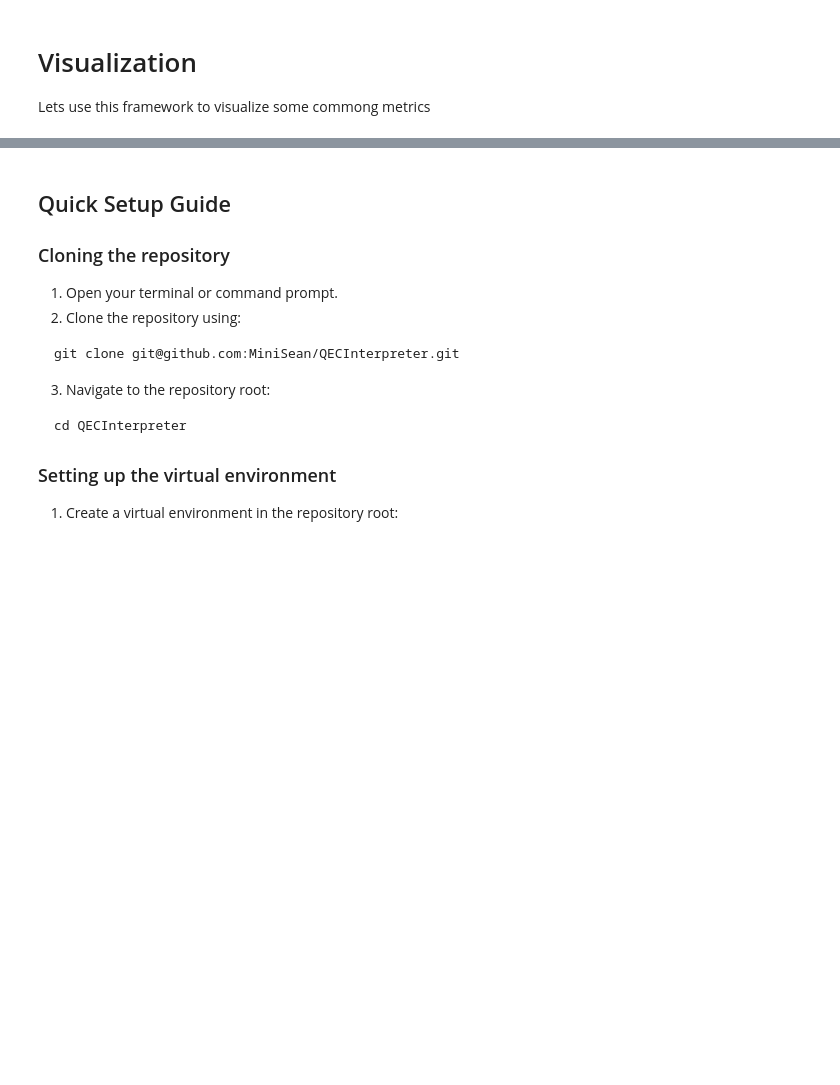
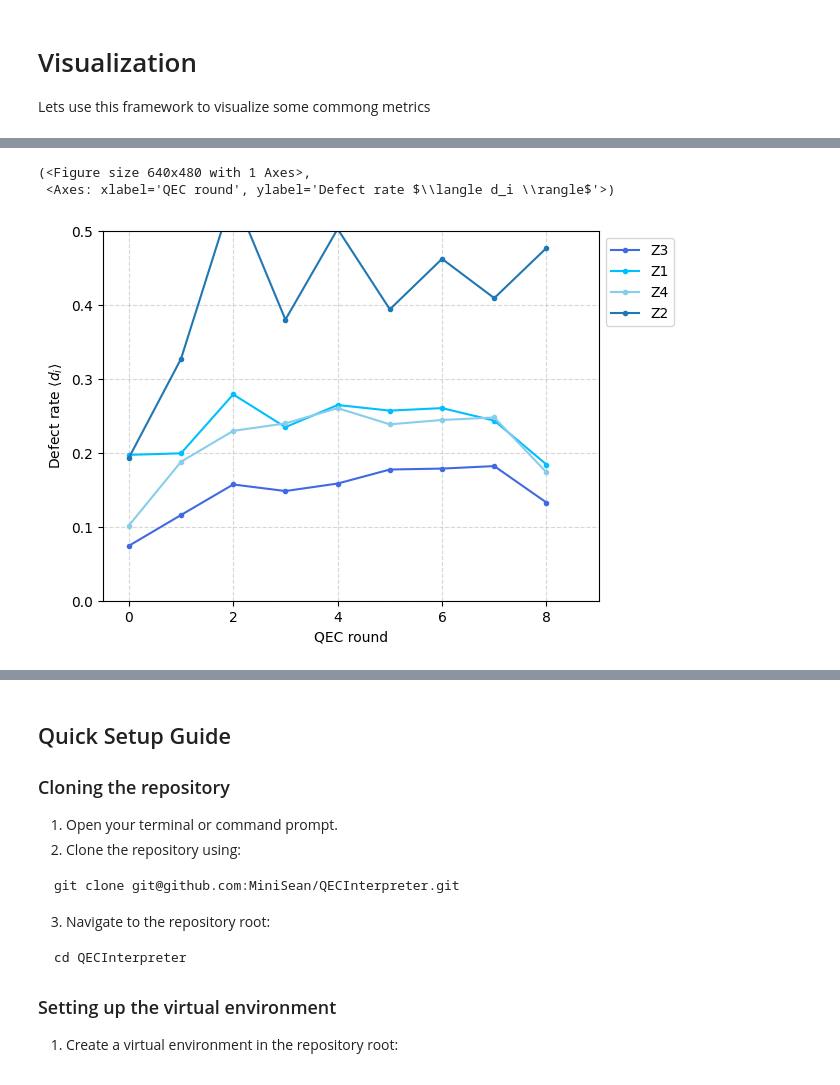
Before and after one commit to MiniSean/QECInterpreter, a Jupyter notebook: src/qce_interp/examples.ipynb, the cells around one changed output, grey strips where cells are left out. Drawn from its saved outputs; the diff is of its cells as text; code cells hidden in the pictures; blank space fills up the shorter version.

```diff
--- a/src/qce_interp/examples.ipynb
+++ b/src/qce_interp/examples.ipynb
@@ -94,3 +105,14 @@ Lets use this framework to visualize some commong metrics
+# %%
+from qce_interp.visualization import plot_all_defect_rate
+
+plot_all_defect_rate(
+    error_identifier,
+    included_rounds=data_manager.rounds[-1],
+)
+# %% [output]
+(<Figure size 640x480 with 1 Axes>,
+ <Axes: xlabel='QEC round', ylabel='Defect rate $\\langle d_i \\rangle$'>)
+[figure, added]
 # %%
 from qce_interp.visualization import plot_state_evolution
 
```
Also changed, not shown: parts of 5 cells of this notebook, 6 other files.
